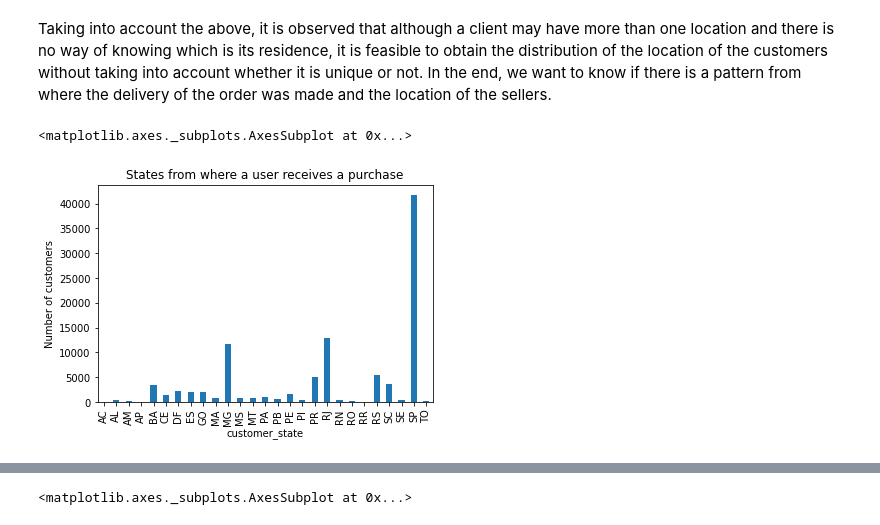
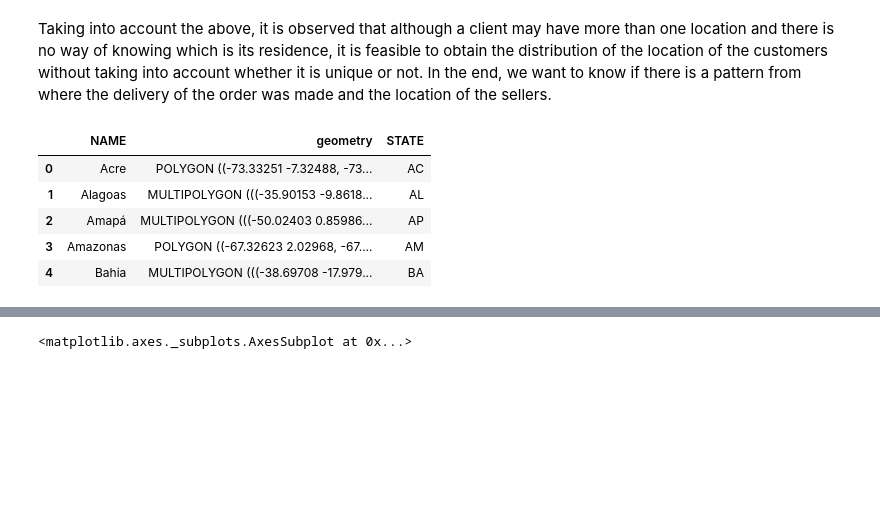
Before and after one commit to lpenuelac/lpenuelac.github.io, a Jupyter notebook: notebook/Project.ipynb, the cells around one changed output, grey strips where cells are left out. Cells and saved outputs as stored; diff of their text form; code cells hidden in the pictures; blank space fills up the shorter version.

```diff
--- a/notebook/Project.ipynb
+++ b/notebook/Project.ipynb
@@ -124,9 +135,17 @@ customers.loc[customers["customer_unique_id"]=="d55417a83a73d1702b43988e63f0731a
 | 56661 | ee910160bbbdf7ba4b1dbd4dbc1db3ae | d55417a83a73d1702b43988e63f0731a | 3613 | sao paulo | SP |
 # %% [markdown]
 Taking into account the above, it is observed that although a client may have more than one location and there is no way of knowing which is its residence, it is feasible to obtain the distribution of the location of the customers without taking into account whether it is unique or not. In the end, we want to know if there is a pattern from where the delivery of the order was made and the location of the sellers.
-# %%
-#Visualizing customers by state
-customers.groupby("customer_state").count()["customer_id"].plot.bar(title="States from where a user receives a purchase",ylabel="Number of customers")
-# %% [output]
-<matplotlib.axes._subplots.AxesSubplot at 0x...>
-[figure, removed]
+# %%
+#Cleaning geometry dataset to get the geometry and the acronym of each state
+#and deleting additional variables.
+locations[['COUNTRY','STATE']] = locations['HASC_1'].str.split('.',expand=True)
+locations = locations.drop(columns=["ID_0","ISO","NAME_0","ID_1","CCN_1","CCA_1","TYPE_1","ENGTYPE_1","NL_NAME_1","VARNAME_1","COUNTRY","HASC_1"])
+locations = locations.rename(columns ={'NAME_1':'NAME'})
+locations.head(5)
+# %% [output]
+|  | NAME | geometry | STATE |
+| 0 | Acre | POLYGON ((-73.33251 -7.32488, -73... | AC |
+| 1 | Alagoas | MULTIPOLYGON (((-35.90153 -9.8618... | AL |
+| 2 | Amapá | MULTIPOLYGON (((-50.02403 0.85986... | AP |
+| 3 | Amazonas | POLYGON ((-67.32623 2.02968, -67.... | AM |
+| 4 | Bahia | MULTIPOLYGON (((-38.69708 -17.979... | BA |
```
Also changed, not shown: parts of 6 cells of this notebook, 2 other files.
